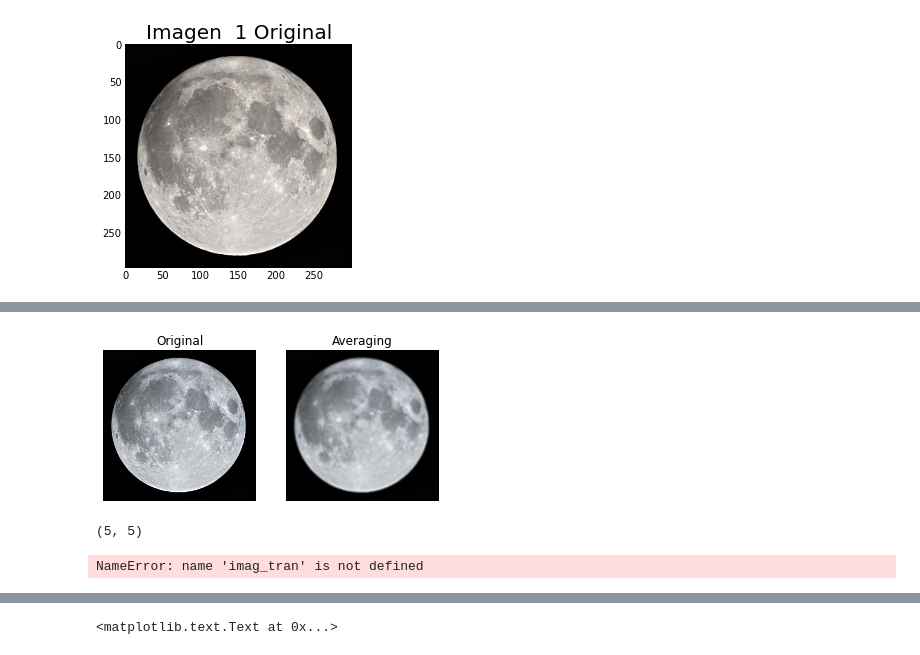
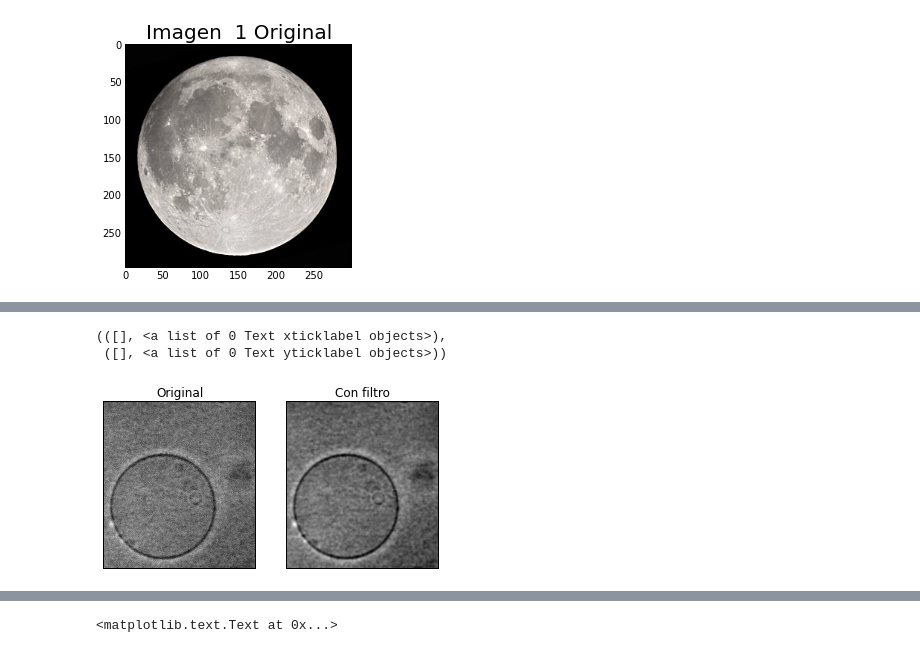
Before and after one commit to natalycr/GithubComputacionalTareas, a Jupyter notebook: CastilloFarfan_hw5/Punto1.ipynb, the cells around one changed output, grey strips where cells are left out. Saved outputs shown, nothing was run; the diff lists cells and outputs as text; code cells hidden in the pictures.

```diff
--- a/CastilloFarfan_hw5/Punto1.ipynb
+++ b/CastilloFarfan_hw5/Punto1.ipynb
@@ -48,0 +104,17 @@ plt.show()
+# %%
+Im2= pylab.imread("20_popc_cho009-1.tif",0)
+
+pylab.imshow(Im2, cmap=cm.Greys_r)
+plt.title("Imagen  2 Original", fontsize=20)
+
+fft2 = np.fft.fft2(Im2) # grafica la transformada de  fouries  en 2D
+Im2.shape # Solo  tiene columnas y filas
+print "tama~no en x", size(fft2[0]),"tama~no en y", size(fft2[0])
+#print "Columna 1", fft2[0],"Columna 2" , fft2[1]
+w_2D=numpy.fft.rfftfreq(512)
+
+#print size(w_2D[0:]),size(w_2D[1:]), size(w_2D[2:])
+size(w_2D[1:])
+half_fft2=((2.0)*(1.0/fft2(w_2D[1]))
+#half=  w_2D[1]
+###scatter(half_n, half_fft2)
@@ -67,30 +156,13 @@ plt.show()
 # %%
-import cv2
-import numpy as np
-from matplotlib import pyplot as plt
+kernel = np.ones((5,5),np.float32)/25
+nuevI = cv2.filter2D(Im2,-1,kernel)
 
-img = cv2.imread('full_moon.jpg')
+plt.subplot(121),plt.imshow(Im2),plt.title('Original')
+plt.xticks([]), plt.yticks([])
 
-kernel = np.ones((5,5),np.float32)/25
-dst = cv2.filter2D(img,-1,kernel)
-
-plt.subplot(121),plt.imshow(img),plt.title('Original')
+plt.subplot(122),plt.imshow(nuevI),plt.title('Con filtro')
 plt.xticks([]), plt.yticks([])
-plt.subplot(122),plt.imshow(dst),plt.title('Averaging')
-plt.xticks([]), plt.yticks([])
-plt.show()
-shape(kernel)
 # %% [output]
+(([], <a list of 0 Text xticklabel objects>),
+ ([], <a list of 0 Text yticklabel objects>))
-[figure, old version]
+[figure, new version]
-(5, 5)
-# %%
-
-#imag_tran[enx/4:3*enx/4,eny/4:3*eny/4,:]=0 # donde [desde0enx:hasta w=0 en x, de w=0eny,a todas capas de la imagen (:) ]
-imag_tran[enx/4:3*enx/4,eny/4:3*eny/4,:]=0
-#print imag_tran
-final1=ifft2(imag_tran).real
-plt.imshow(final1)
-shape(Im1)
-#plt.hist(imag_tran, 256, range=(0.0,1.0))
-# %% [output]
-NameError: name 'imag_tran' is not defined
```
Also changed, not shown: parts of 16 cells of this notebook, 7 other files.
